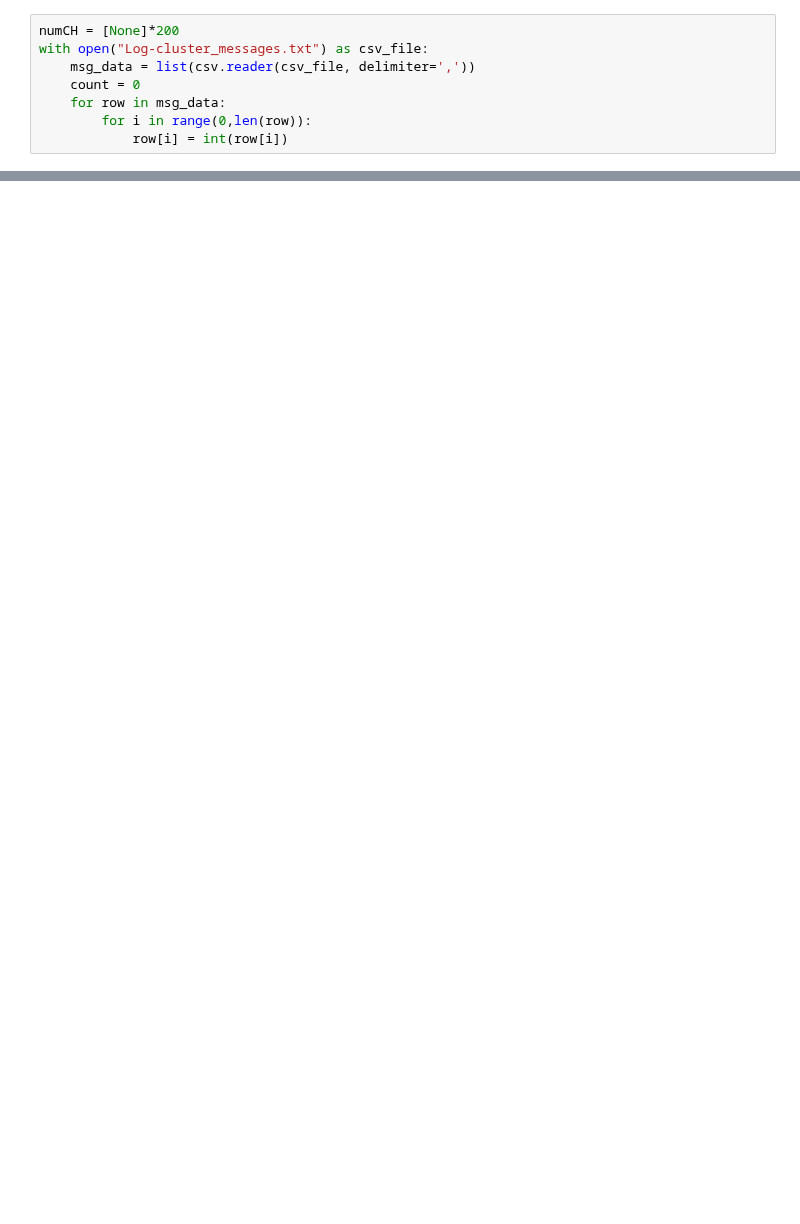
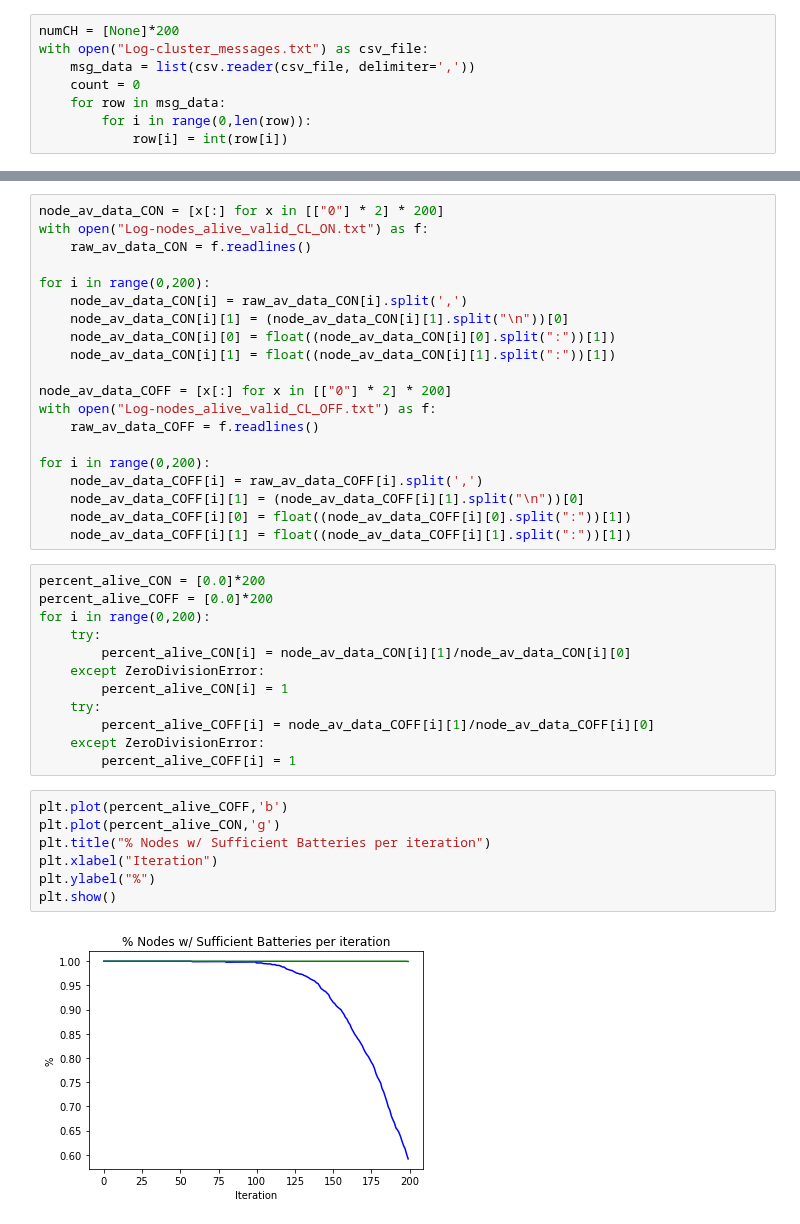
Before and after one commit to ptrick9/CPS_Simulator, a Jupyter notebook: ClusterStats.ipynb, the cells around one changed output, grey strips where cells are left out. Drawn from its saved outputs; the diff is of its cells as text; blank space fills up the shorter version.

Commit message:
logging life of nodes

```diff
--- a/ClusterStats.ipynb
+++ b/ClusterStats.ipynb
@@ -105,0 +104,41 @@ ValueError: Image size of 66639x174532224 pixels is too large. It must be less t
+# %%
+node_av_data_CON = [x[:] for x in [["0"] * 2] * 200]
+with open("Log-nodes_alive_valid_CL_ON.txt") as f:
+    raw_av_data_CON = f.readlines()
+
+for i in range(0,200):
+    node_av_data_CON[i] = raw_av_data_CON[i].split(',')
+    node_av_data_CON[i][1] = (node_av_data_CON[i][1].split("\n"))[0]
+    node_av_data_CON[i][0] = float((node_av_data_CON[i][0].split(":"))[1])
+    node_av_data_CON[i][1] = float((node_av_data_CON[i][1].split(":"))[1])
+
+node_av_data_COFF = [x[:] for x in [["0"] * 2] * 200]
+with open("Log-nodes_alive_valid_CL_OFF.txt") as f:
+    raw_av_data_COFF = f.readlines()
+
+for i in range(0,200):
+    node_av_data_COFF[i] = raw_av_data_COFF[i].split(',')
+    node_av_data_COFF[i][1] = (node_av_data_COFF[i][1].split("\n"))[0]
+    node_av_data_COFF[i][0] = float((node_av_data_COFF[i][0].split(":"))[1])
+    node_av_data_COFF[i][1] = float((node_av_data_COFF[i][1].split(":"))[1])
+# %%
+percent_alive_CON = [0.0]*200
+percent_alive_COFF = [0.0]*200
+for i in range(0,200):
+    try:
+        percent_alive_CON[i] = node_av_data_CON[i][1]/node_av_data_CON[i][0]
+    except ZeroDivisionError:
+        percent_alive_CON[i] = 1
+    try:
+        percent_alive_COFF[i] = node_av_data_COFF[i][1]/node_av_data_COFF[i][0]
+    except ZeroDivisionError:
+        percent_alive_COFF[i] = 1
+# %%
+plt.plot(percent_alive_COFF,'b')
+plt.plot(percent_alive_CON,'g')
+plt.title("% Nodes w/ Sufficient Batteries per iteration")
+plt.xlabel("Iteration")
+plt.ylabel("%")
+plt.show()
+# %% [output]
+[figure, added]
```
Also changed, not shown: parts of 1 cell of this notebook, 5 other files.
